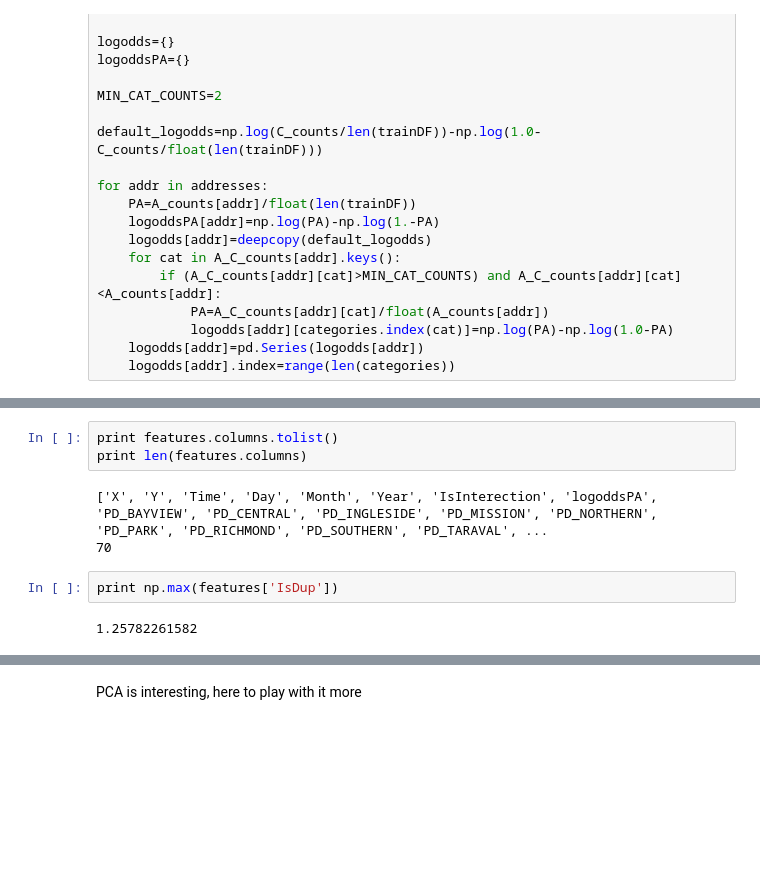
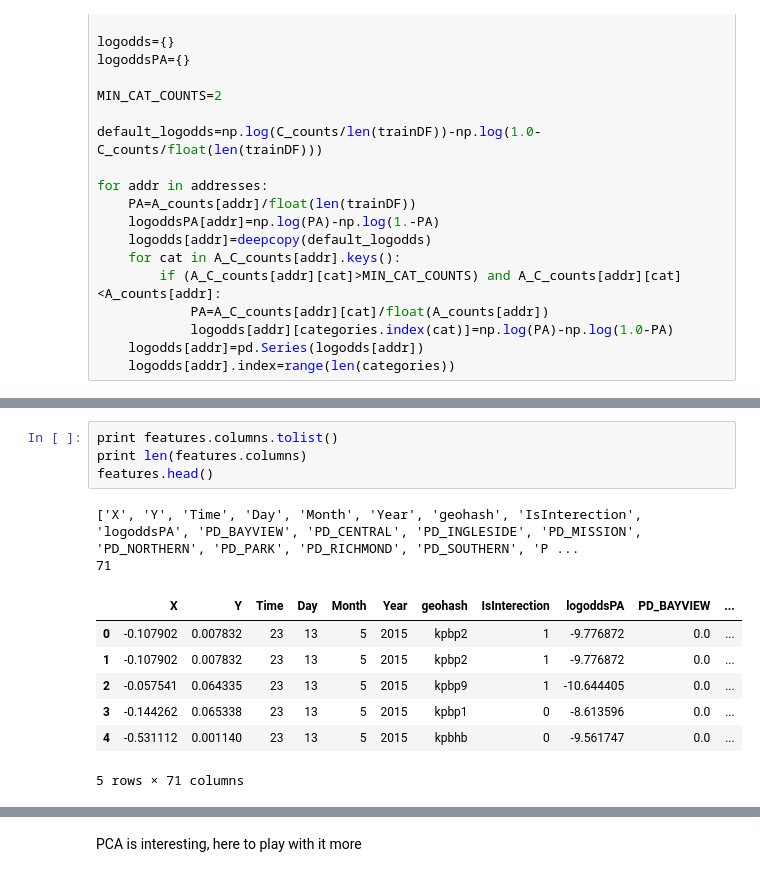
Before and after one commit to kyleiwaniec/w207_Kaggle, a Jupyter notebook: crimeSF_NN_logodds_kyle.ipynb, the cells around one changed output, grey strips where cells are left out. Saved outputs shown, nothing was run; the diff lists cells and outputs as text; blank space fills up the shorter version.

```diff
--- a/crimeSF_NN_logodds_kyle.ipynb
+++ b/crimeSF_NN_logodds_kyle.ipynb
@@ -195,10 +210,14 @@ creating new features
 # %%
 print features.columns.tolist()
 print len(features.columns)
+features.head()
 # %% [output]
-['X', 'Y', 'Time', 'Day', 'Month', 'Year', 'IsInterection', 'logoddsPA', 'PD_BAYVIEW', 'PD_CENTRAL', 'PD_INGLESIDE', 'PD_MISSION', 'PD_NORTHERN', 'PD_PARK', 'PD_RICHMOND', 'PD_SOUTHERN', 'PD_TARAVAL', ...
-70
+['X', 'Y', 'Time', 'Day', 'Month', 'Year', 'geohash', 'IsInterection', 'logoddsPA', 'PD_BAYVIEW', 'PD_CENTRAL', 'PD_INGLESIDE', 'PD_MISSION', 'PD_NORTHERN', 'PD_PARK', 'PD_RICHMOND', 'PD_SOUTHERN', 'P ...
+71
+|  | X | Y | Time | Day | Month | Year | geohash | IsInterection | logoddsPA | PD_BAYVIEW | ... |
+| 0 | -0.107902 | 0.007832 | 23 | 13 | 5 | 2015 | kpbp2 | 1 | -9.776872 | 0.0 | ... |
+| 1 | -0.107902 | 0.007832 | 23 | 13 | 5 | 2015 | kpbp2 | 1 | -9.776872 | 0.0 | ... |
+| 2 | -0.057541 | 0.064335 | 23 | 13 | 5 | 2015 | kpbp9 | 1 | -10.644405 | 0.0 | ... |
+| 3 | -0.144262 | 0.065338 | 23 | 13 | 5 | 2015 | kpbp1 | 0 | -8.613596 | 0.0 | ... |
+| 4 | -0.531112 | 0.001140 | 23 | 13 | 5 | 2015 | kpbhb | 0 | -9.561747 | 0.0 | ... |
+5 rows × 71 columns
-# %%
-print np.max(features['IsDup'])
-# %% [output]
-1.25782261582
```
Also changed, not shown: parts of 37 cells of this notebook, 3 other files.
